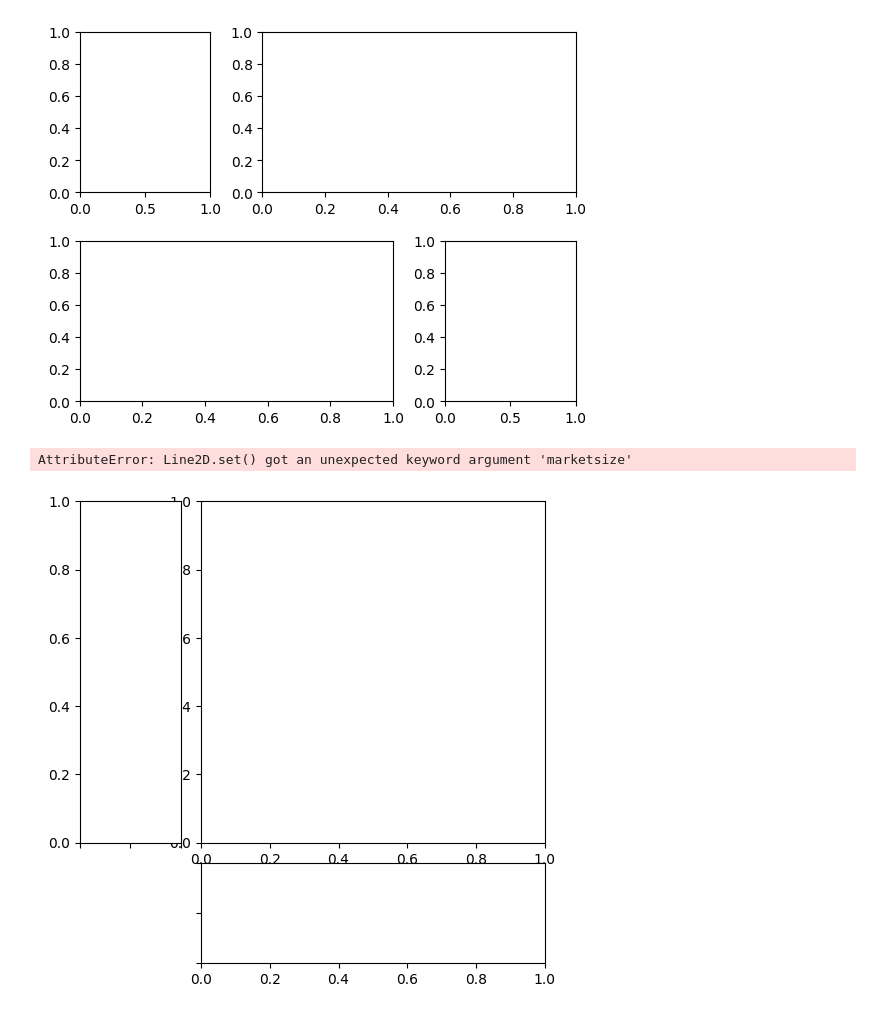
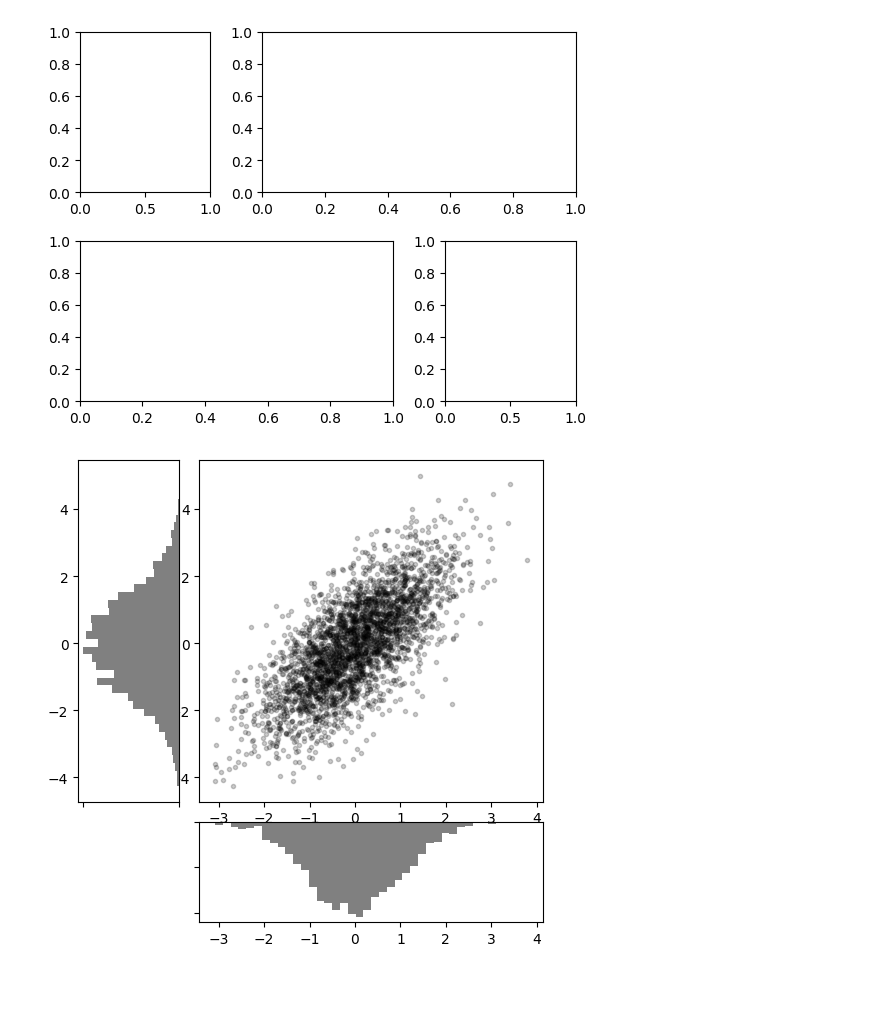
Before and after one commit to ttcchub/ML_Study, a Jupyter notebook: Multi-Subgraphs.ipynb, the cells around one changed output. Drawn from its saved outputs; the diff is of its cells as text; code cells hidden in the pictures; blank space fills up the shorter version.

```diff
--- a/Multi-Subgraphs.ipynb
+++ b/Multi-Subgraphs.ipynb
@@ -105,26 +105,31 @@ plt.subplot(grid[1, 2]);
 # %% [output]
 [figure]
 # %%
-mean =[0,0]
-cov = [[1,1], [1,2]]
+import numpy as np
+import matplotlib.pyplot as plt
+
+mean = [0, 0]
+cov = [[1, 1], [1, 2]]
 rng = np.random.default_rng(1701)
-x,y = rng.multivariate_normal(mean, cov, 3000).T
+x, y = rng.multivariate_normal(mean, cov, 3000).T
 
-fig = plt.figure(figsize = (6,6))
-grid = plt.GridSpec(4,4, hspace=0.2, wspace=0.2)
-main_ax = fig.add_subplot(grid[:-1,1:])
-y_hist = fig.add_subplot(grid[:-1,0], xticklabels=[], sharey=main_ax)
-x_hist = fig.add_subplot(grid[-1,1:], yticklabels=[], sharex=main_ax)
+fig = plt.figure(figsize=(6, 6))
+grid = plt.GridSpec(4, 4, hspace=0.2, wspace=0.2)
+main_ax = fig.add_subplot(grid[:-1, 1:])
+y_hist = fig.add_subplot(grid[:-1, 0], xticklabels=[], sharey=main_ax)
+x_hist = fig.add_subplot(grid[-1, 1:], yticklabels=[], sharex=main_ax)
 
-main_ax.plot(x,y, 'ok', marketsize=3, alpha=0.2)
+# Fixing the typo from 'marketsize' to 'markersize'
+main_ax.plot(x, y, 'ok', markersize=3, alpha=0.2)
 
 x_hist.hist(x, 40, histtype='stepfilled',
-           orientation = 'vertical', color='gray')
+            orientation='vertical', color='gray')
 x_hist.invert_yaxis()
 
 y_hist.hist(y, 40, histtype='stepfilled',
-           orientation = 'horizontal', color='gray')
+            orientation='horizontal', color='gray')
 y_hist.invert_xaxis()
+
+plt.show()
 # %% [output]
-AttributeError: Line2D.set() got an unexpected keyword argument 'marketsize'
-[figure, old version]
+[figure, new version]
```
Also changed, not shown: 1 other file.
